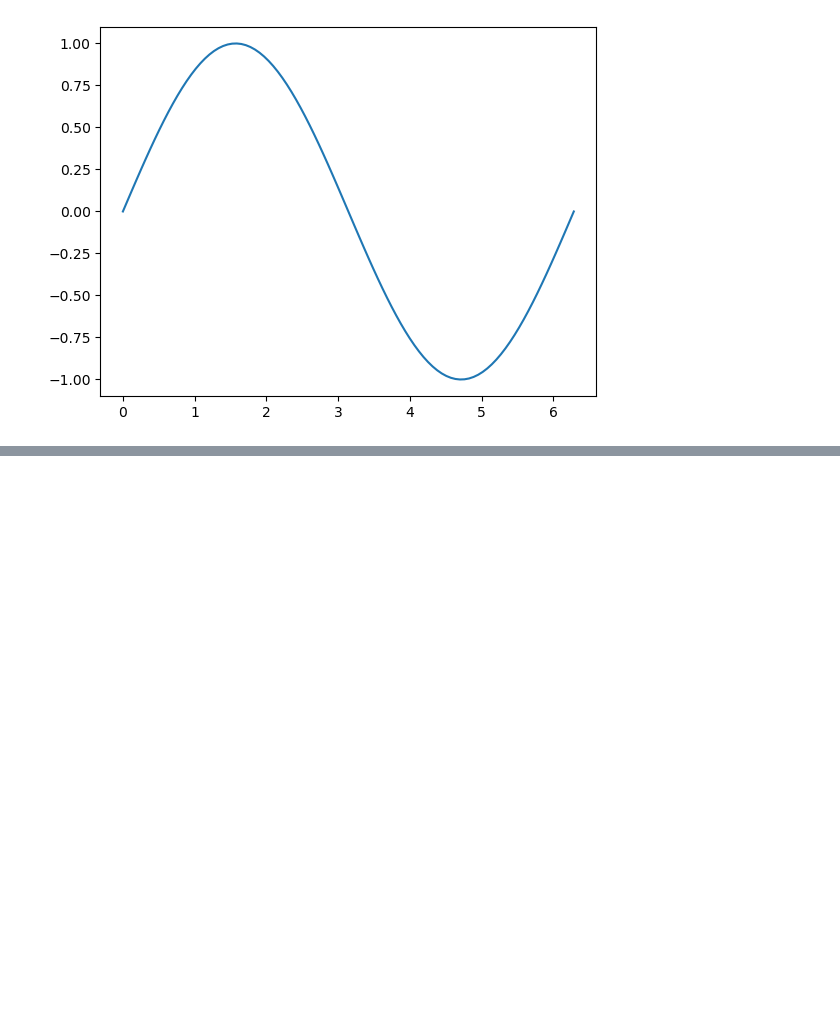
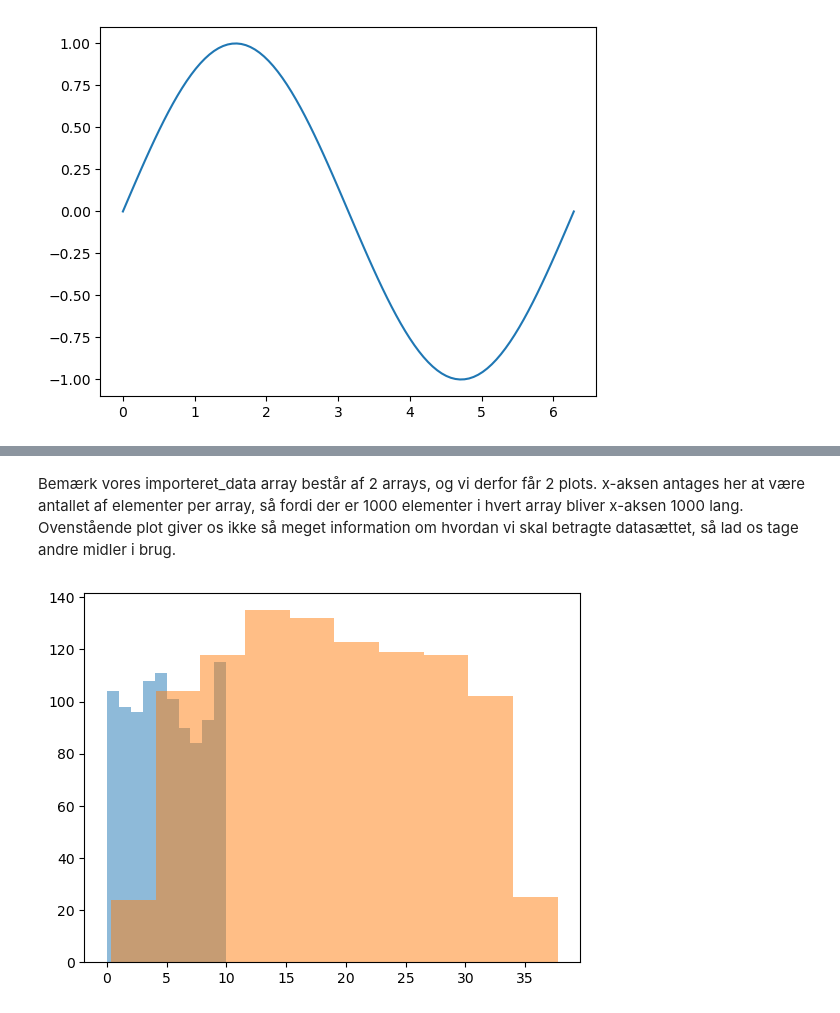
Before and after one commit to UNF-ML-Camp/ML-Camp-2025, a Jupyter notebook: Introduktion til programmering/Udvidet programmering.ipynb, the cells around one changed output, grey strips where cells are left out. Cells and saved outputs as stored; diff of their text form; code cells hidden in the pictures; blank space fills up the shorter version.

```diff
--- a/Introduktion til programmering/Udvidet programmering.ipynb
+++ b/Introduktion til programmering/Udvidet programmering.ipynb
@@ -731,0 +774,7 @@ XXX Husk at have importering af data et sted. Nok i løbet af matplotlib sektion
+# %% [markdown]
+Bemærk vores importeret_data array består af 2 arrays, og vi derfor får 2 plots. x-aksen antages her at være antallet af elementer per array, så fordi der er 1000 elementer i hvert array bliver x-aksen 1000 lang. Ovenstående plot giver os ikke så meget information om hvordan vi skal betragte datasættet, så lad os tage andre midler i brug.
+# %%
+plt.hist(x, alpha=0.5);
+plt.hist(y, alpha=0.5);
+# %% [output]
+[figure, added]
```
Also changed, not shown: parts of 16 cells of this notebook, 4 other files.
